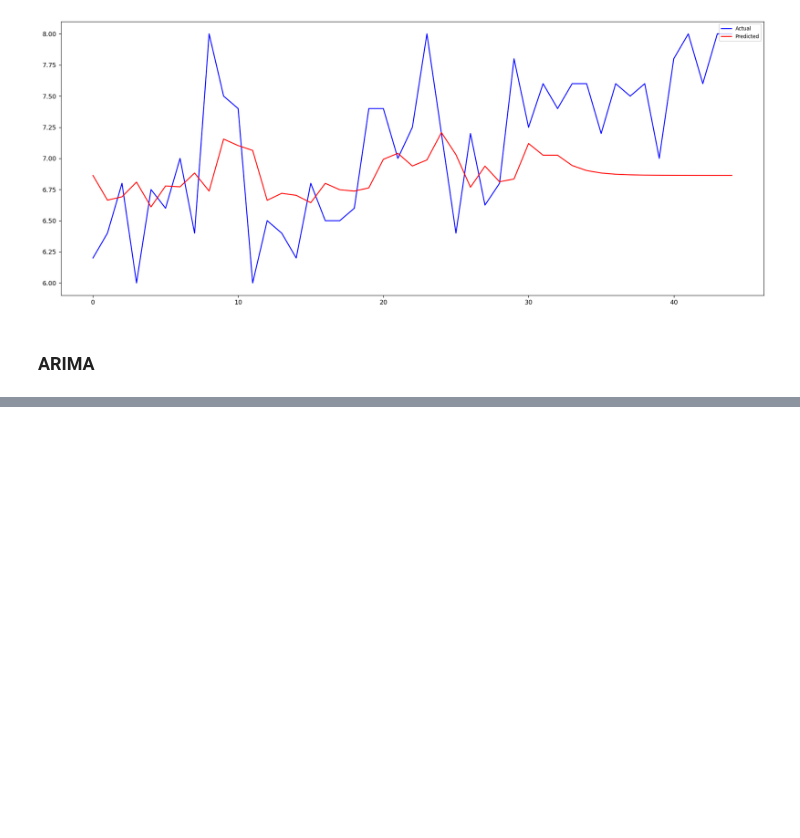
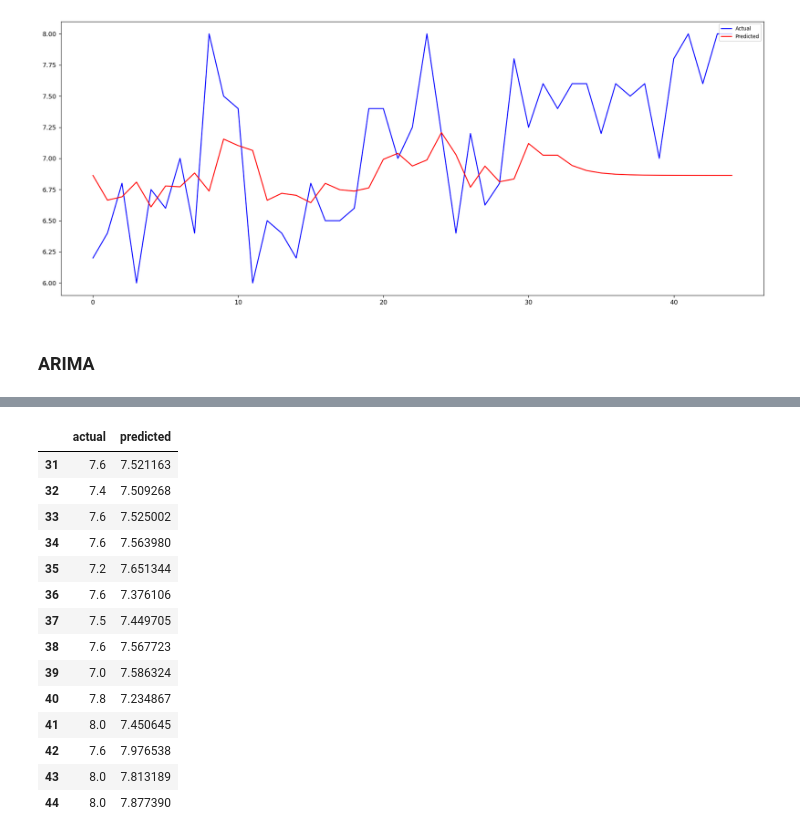
Before and after one commit to tituspellegrom/DataMiningTechniques, a Jupyter notebook: ARIMA.ipynb, the cells around one changed output, grey strips where cells are left out. Cells and saved outputs as stored; diff of their text form; code cells hidden in the pictures; blank space fills up the shorter version.

Commit message:
ARIMA

```diff
--- a/ARIMA.ipynb
+++ b/ARIMA.ipynb
@@ -301,0 +323,11 @@ plt.show()
+# %%
+def run_model(train, p, d, q):
+    model = ARIMA(train, order = (p, d, q))
+
+    #fit model
+    fitted = model.fit()
+
+    #forecast
+    forecast = fitted.forecast(1, alpha=0.05)
+
+    return forecast
@@ -301,0 +379,18 @@ plt.show()
+# %%
+result
+# %% [output]
+|  | actual | predicted |
+| 31 | 7.6 | 7.521163 |
+| 32 | 7.4 | 7.509268 |
+| 33 | 7.6 | 7.525002 |
+| 34 | 7.6 | 7.563980 |
+| 35 | 7.2 | 7.651344 |
+| 36 | 7.6 | 7.376106 |
+| 37 | 7.5 | 7.449705 |
+| 38 | 7.6 | 7.567723 |
+| 39 | 7.0 | 7.586324 |
+| 40 | 7.8 | 7.234867 |
+| 41 | 8.0 | 7.450645 |
+| 42 | 7.6 | 7.976538 |
+| 43 | 8.0 | 7.813189 |
+| 44 | 8.0 | 7.877390 |
```
Also changed, not shown: parts of 13 cells of this notebook.
